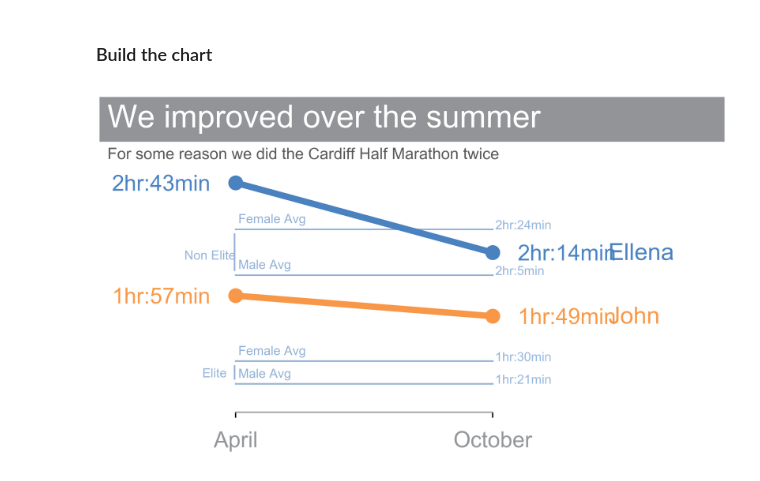
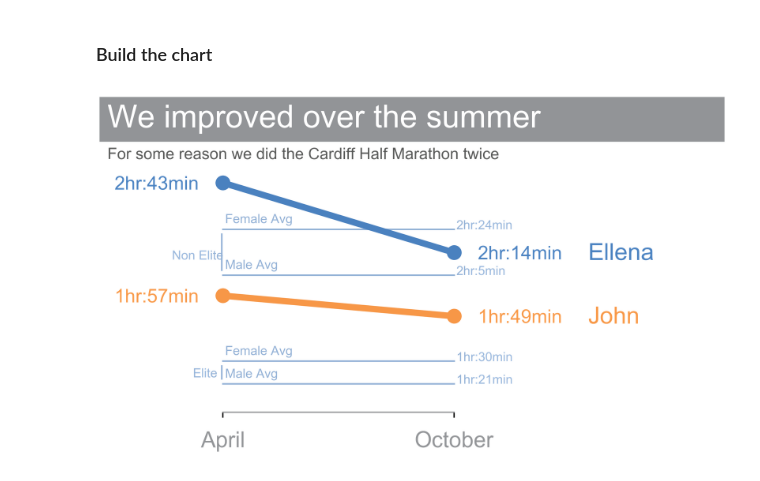
Before and after one commit to steed360/Data-Analysis, a Jupyter notebook: a Cardiff Half Marathon/Notebooks/Chart 1 Data Viz.ipynb, the cells around one changed output. Saved outputs shown, nothing was run; the diff lists cells and outputs as text; code cells hidden in the pictures.

Commit message:
updates chart2

```diff
--- a/a Cardiff Half Marathon/Notebooks/Chart 1 Data Viz.ipynb
+++ b/a Cardiff Half Marathon/Notebooks/Chart 1 Data Viz.ipynb
@@ -154,7 +154,7 @@ ax0.text(0, 0.83,
          color=GRAY3)
 
 
-ax1 = fig.add_axes((0.2, 0.11, 0.5, 0.7))
+ax1 = fig.add_axes((0.18, 0.11, 0.45, 0.7))
 ax2 = ax1.twinx()
 
 
@@ -186,11 +186,14 @@ C = [BLUE2, ORANGE1]
 # --------------------------------------------------------------------------
 
 # Add in the reference lines
+
 for i in range(4):
     # draw circles
     #ax1.scatter([0, 1], [Y1[i], Y2[i]], color=C[i], s=70)
     # draw line
+
     ax1.plot([0, 1], [Y_ref[i], Y_ref[i]], color=ref_line_colour, linewidth=1)
+
     # Labels on the right
     ax1.text( 0.01,
              Y_ref[i] + 2.5,
@@ -222,7 +225,7 @@ ax1.plot([-0.005, -0.005], [ Y_ref[0] -2 , Y_ref[1] +2 ], color=ref_line_colour,
 
 
 y_normal_avg = ( (Y_ref[2] + Y_ref[3]  )   / 2 ) - 3
-ax1.text(    -0.20,
+ax1.text(    -0.22,
              y_normal_avg,
              'Non Elite',
              fontsize=8,
@@ -249,8 +252,8 @@ for i in range(2):
     # draw line
     ax1.plot([0, 1], [Y1[i], Y2[i]], color=C[i], linewidth=4)
 
-   # addleft  label(times)
-    plt.text(1.45,
+   # Add our names to the right of the right hand axis
+    plt.text(1.58,
              Y2[i] -3 ,
              lab[i],
              fontsize=15,
@@ -272,34 +275,34 @@ for item in ax1.get_xticklabels():
 
 # configure left y axis.
 for i, item in enumerate (ax1.get_yticklabels() ):
-    item.set_fontsize(14)
+    item.set_fontsize(12)
     item.set_color( C[i])
     # use trasformations to shift x tick labels slightly down
     offset = transforms.ScaledTranslation(0.11, 0, fig.dpi_scale_trans)
     item.set_transform(item.get_transform() + offset)
 
 # configure right y axis.
 for i, item in enumerate (ax2.get_yticklabels() ):
-    item.set_fontsize(14)
+    item.set_fontsize(12)
     item.set_color( C[i])
     # use trasformations to shift x tick labels slightly down
     offset = transforms.ScaledTranslation(-0.13, 0, fig.dpi_scale_trans)
     item.set_transform(item.get_transform() + offset)
 
 # --------------------------------------------------------------------------
 # Slope lines
 # --------------------------------------------------------------------------
 
 # add bottom spine with gray color and bounds between 0 and 1
 ax1.spines['bottom'].set_visible(True)
 ax1.spines['bottom'].set_bounds(0, 1)
 ax1.spines['bottom'].set_color(GRAY7)
 
 # Turn off those pesky tick marks
 ax1.tick_params (axis='y', width=0 )
 ax2.tick_params (axis='y', width=0 )
 
 
 fig.savefig ( '..\Plots\Chart1')
 # %% [output]
-[figure, old version]
+[figure, new version]
```
Also changed, not shown: 3 other files.
